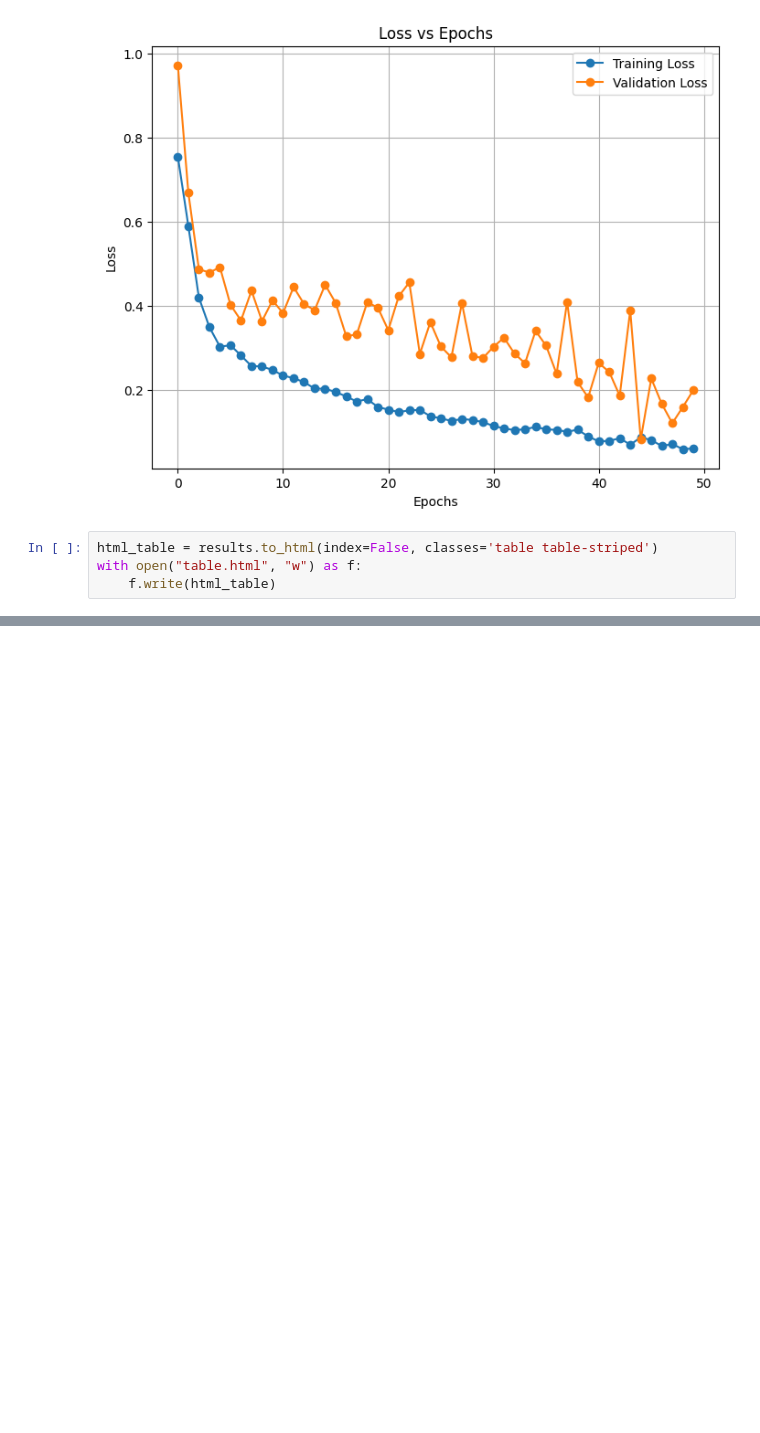
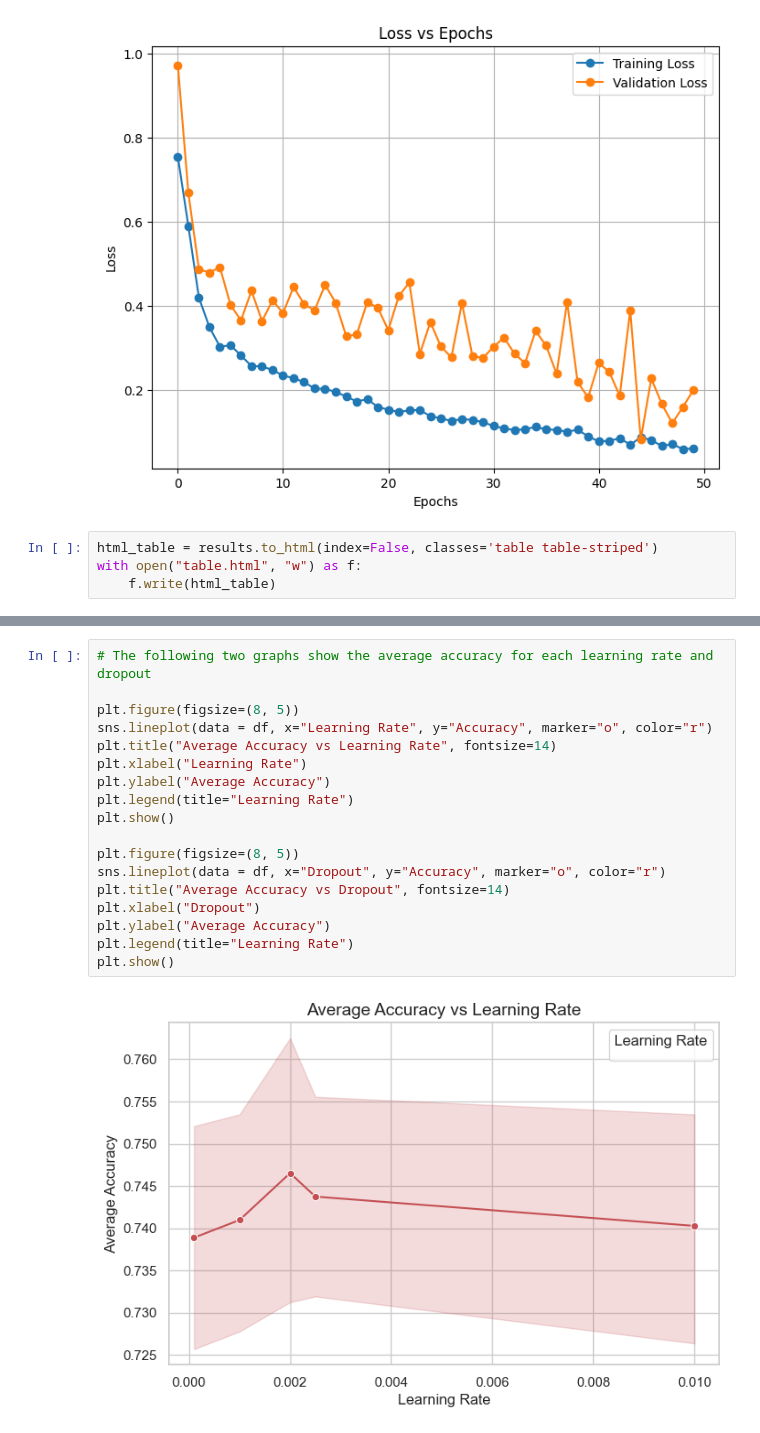
Before and after one commit to shamanth-kuthpadi/accent-classifier, a Jupyter notebook: testing.ipynb, the cells around one changed output, grey strips where cells are left out. Cells and saved outputs as stored; diff of their text form; blank space fills up the shorter version.

```diff
--- a/testing.ipynb
+++ b/testing.ipynb
@@ -144,0 +191,20 @@ with open("table.html", "w") as f:
+# %%
+# The following two graphs show the average accuracy for each learning rate and dropout
+
+plt.figure(figsize=(8, 5))
+sns.lineplot(data = df, x="Learning Rate", y="Accuracy", marker="o", color="r")
+plt.title("Average Accuracy vs Learning Rate", fontsize=14)
+plt.xlabel("Learning Rate")
+plt.ylabel("Average Accuracy")
+plt.legend(title="Learning Rate")
+plt.show()
+
+plt.figure(figsize=(8, 5))
+sns.lineplot(data = df, x="Dropout", y="Accuracy", marker="o", color="r")
+plt.title("Average Accuracy vs Dropout", fontsize=14)
+plt.xlabel("Dropout")
+plt.ylabel("Average Accuracy")
+plt.legend(title="Learning Rate")
+plt.show()
+# %% [output]
+[figure, added]
```
Also changed, not shown: parts of 7 cells of this notebook, 2 other files.
